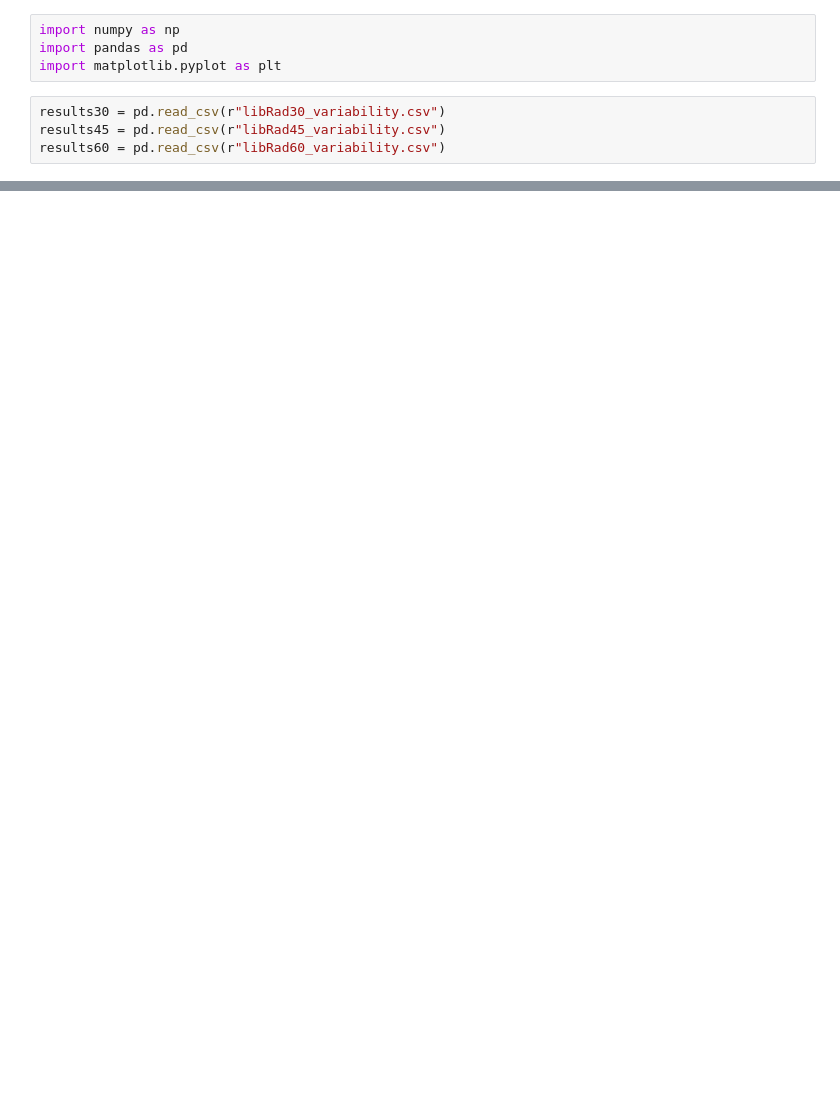
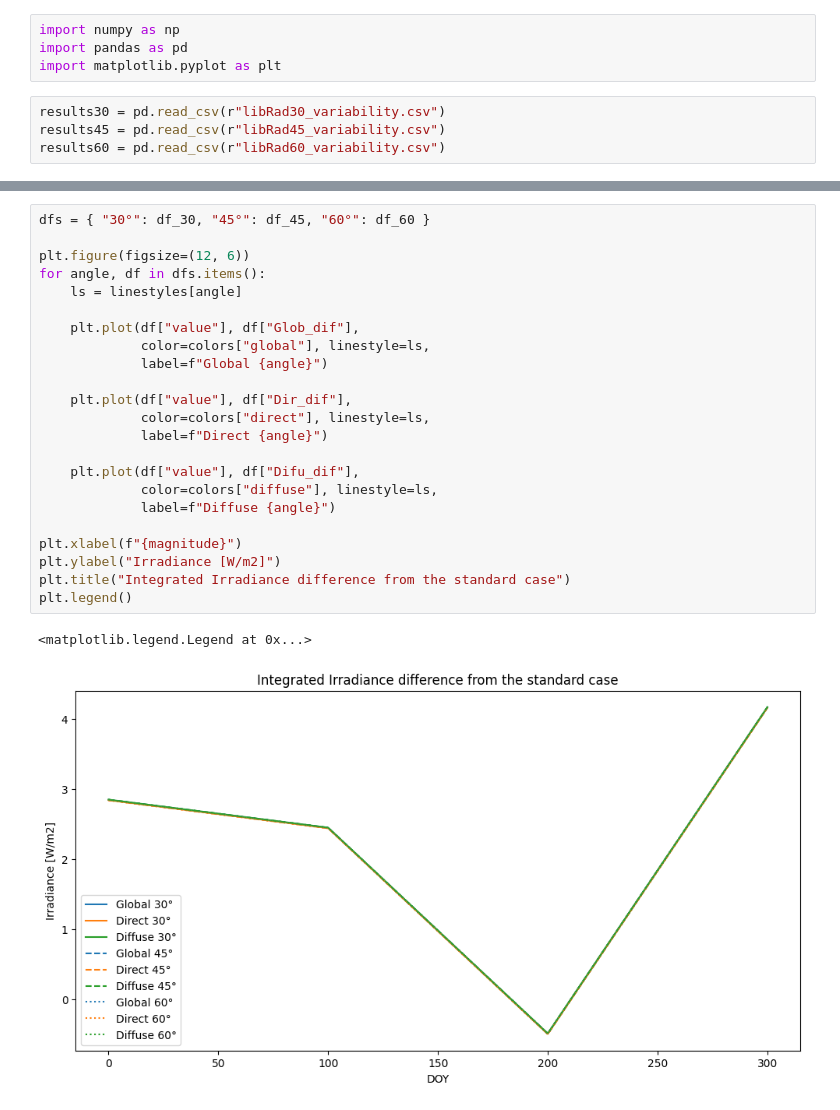
Before and after one commit to mike-wazowski-13/libRadtran, a Jupyter notebook: result_analysis.ipynb, the cells around one changed output, grey strips where cells are left out. Saved outputs shown, nothing was run; the diff lists cells and outputs as text; blank space fills up the shorter version.

```diff
--- a/result_analysis.ipynb
+++ b/result_analysis.ipynb
@@ -43,0 +84,26 @@ plt.show()
+# %%
+dfs = { "30°": df_30, "45°": df_45, "60°": df_60 }
+
+plt.figure(figsize=(12, 6))
+for angle, df in dfs.items():
+    ls = linestyles[angle]
+
+    plt.plot(df["value"], df["Glob_dif"],
+             color=colors["global"], linestyle=ls,
+             label=f"Global {angle}")
+
+    plt.plot(df["value"], df["Dir_dif"],
+             color=colors["direct"], linestyle=ls,
+             label=f"Direct {angle}")
+
+    plt.plot(df["value"], df["Difu_dif"],
+             color=colors["diffuse"], linestyle=ls,
+             label=f"Diffuse {angle}")
+
+plt.xlabel(f"{magnitude}")
+plt.ylabel("Irradiance [W/m2]")
+plt.title("Integrated Irradiance difference from the standard case")
+plt.legend()
+# %% [output]
+<matplotlib.legend.Legend at 0x...>
+[figure, added]
```
Also changed, not shown: parts of 7 cells of this notebook, 11 other files.
